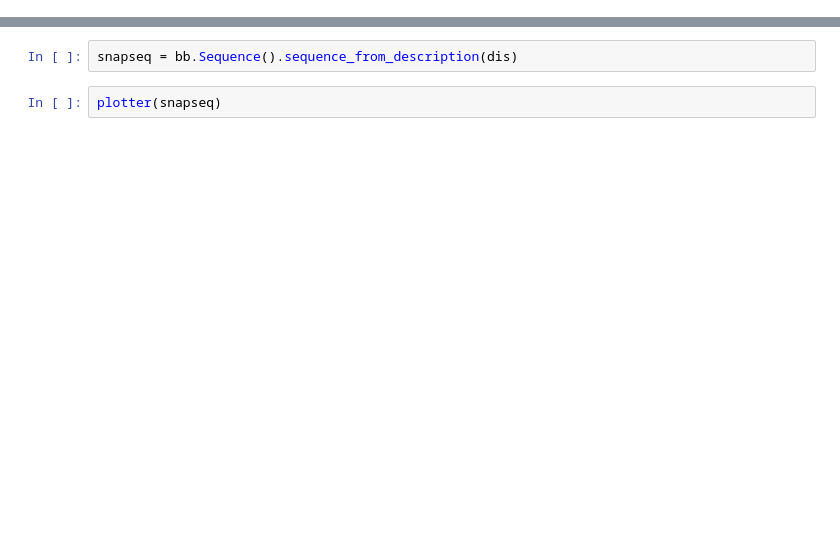
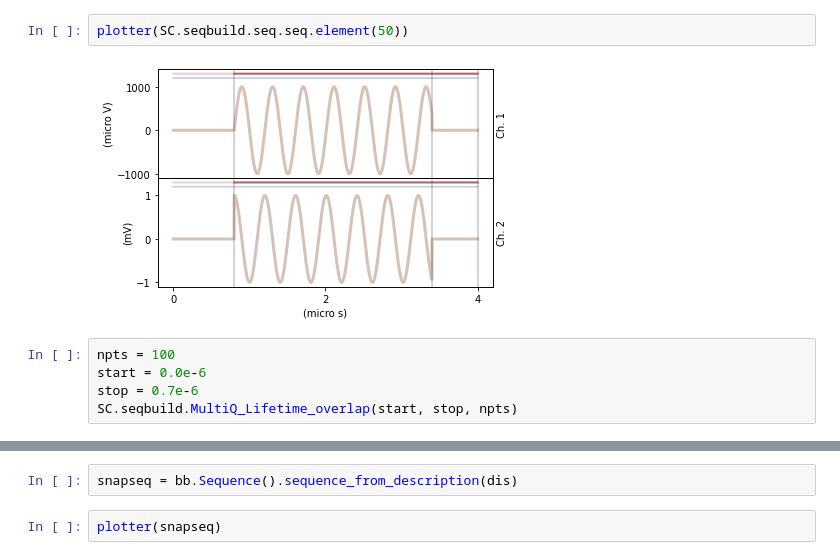
Before and after one commit to cqed-at-qdev/QCoDeS-experiment, a Jupyter notebook: Example.ipynb, the cells around one changed output, grey strips where cells are left out. Cells and saved outputs as stored; diff of their text form; blank space fills up the shorter version.

```diff
--- a/Example.ipynb
+++ b/Example.ipynb
@@ -23,0 +63,9 @@ bla.SR.set(1.5e9)
+# %%
+plotter(SC.seqbuild.seq.seq.element(50))
+# %% [output]
+[figure, added]
+# %%
+npts = 100
+start = 0.0e-6
+stop = 0.7e-6
+SC.seqbuild.MultiQ_Lifetime_overlap(start, stop, npts)
```
Also changed, not shown: parts of 32 cells of this notebook.
